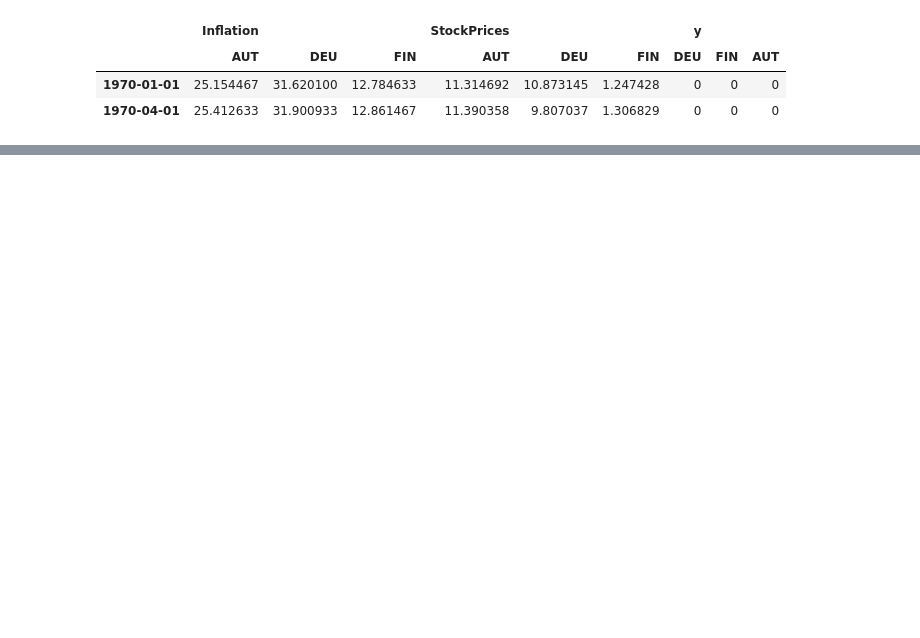
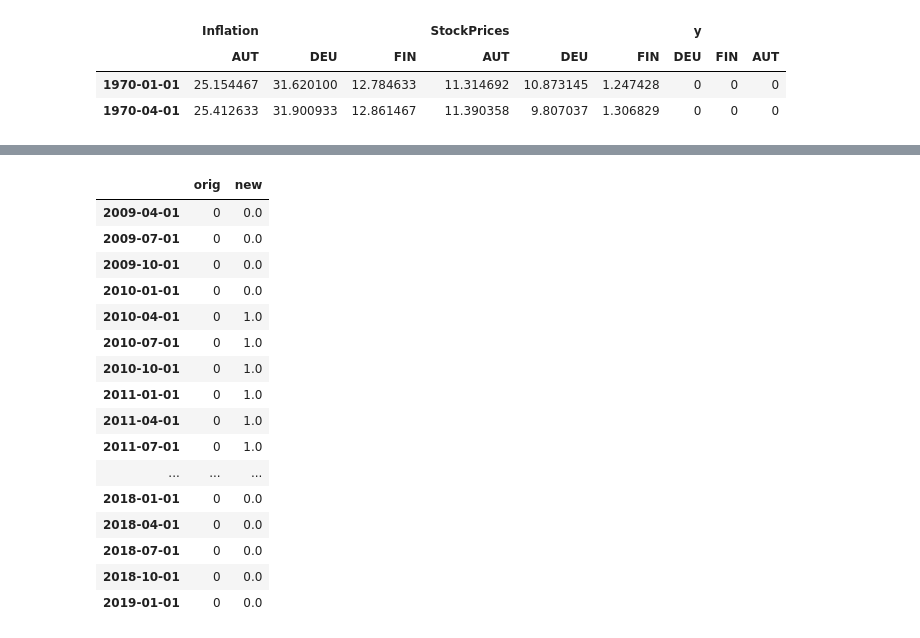
Before and after one commit to vvoutilainen/MTSDataModel, a Jupyter notebook: examples/sample_examples.ipynb, the cells around one changed output, grey strips where cells are left out. Saved outputs shown, nothing was run; the diff lists cells and outputs as text; code cells hidden in the pictures; blank space fills up the shorter version.

```diff
--- a/examples/sample_examples.ipynb
+++ b/examples/sample_examples.ipynb
@@ -473,0 +225,20 @@ list(range(5))
+# %%
+pd.DataFrame({'orig':df1['y','FIN'], 'new':df2['y','FIN'] }).tail(40)
+# %% [output]
+|  | orig | new |
+| 2009-04-01 | 0 | 0.0 |
+| 2009-07-01 | 0 | 0.0 |
+| 2009-10-01 | 0 | 0.0 |
+| 2010-01-01 | 0 | 0.0 |
+| 2010-04-01 | 0 | 1.0 |
+| 2010-07-01 | 0 | 1.0 |
+| 2010-10-01 | 0 | 1.0 |
+| 2011-01-01 | 0 | 1.0 |
+| 2011-04-01 | 0 | 1.0 |
+| 2011-07-01 | 0 | 1.0 |
+| ... | ... | ... |
+| 2018-01-01 | 0 | 0.0 |
+| 2018-04-01 | 0 | 0.0 |
+| 2018-07-01 | 0 | 0.0 |
+| 2018-10-01 | 0 | 0.0 |
+| 2019-01-01 | 0 | 0.0 |
```
Also changed, not shown: parts of 14 cells of this notebook, 1 other file.
